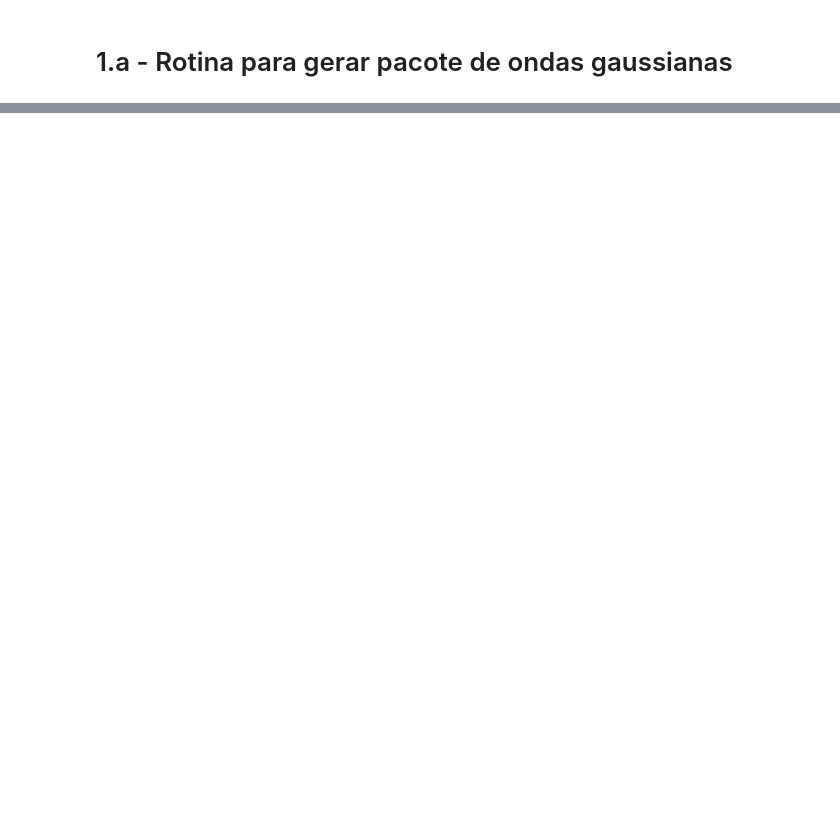
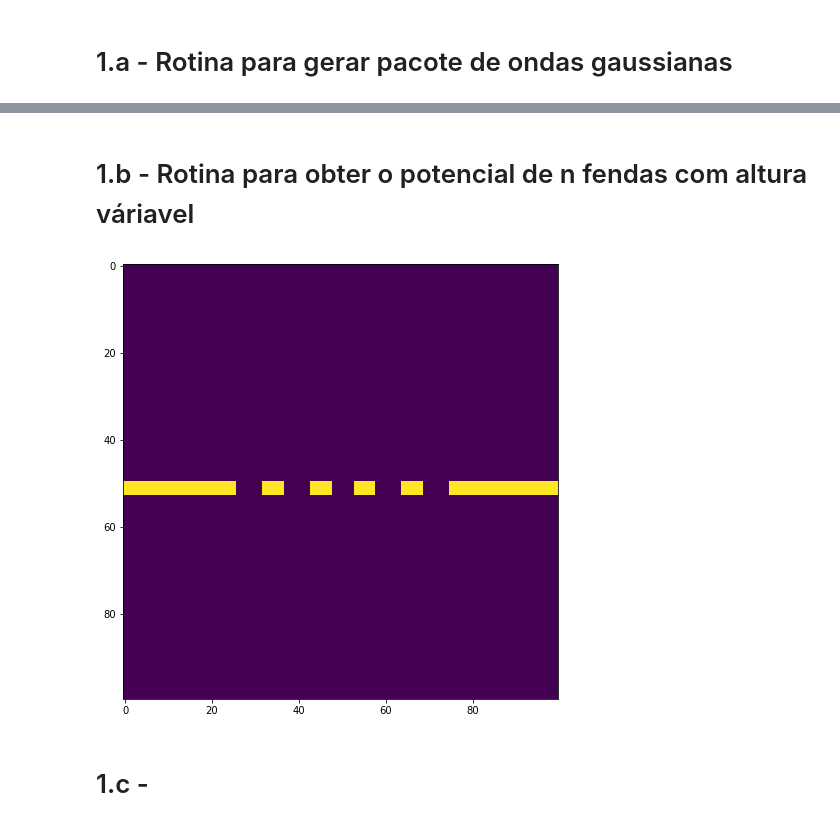
Before and after one commit to caua-veiga/Metodos-Computacionais-2022, a Jupyter notebook: TPC 2/Version 1.ipynb, the cells around one changed output, grey strips where cells are left out. Cells and saved outputs as stored; diff of their text form; code cells hidden in the pictures; blank space fills up the shorter version.

```diff
--- a/TPC 2/Version 1.ipynb
+++ b/TPC 2/Version 1.ipynb
@@ -31,0 +33,44 @@ plt.show()
+# %% [markdown]
+# 1.b - Rotina para obter o potencial de n fendas com altura váriavel
+# %%
+def barriers(N,n,a=1):
+    '''
+    N: Número de pontos do lado do grid (grid quadrado)
+    n: Número de barreiras
+    a: Altura barreiras
+    '''
+
+    #N = 41 # number of points xx
+    grid = np.zeros((N,N))
+    center_g = N//2
+    #n = 8 # number of barriers
+    n_ = n//2 # number of barriers for each side
+    for i in range(n_):
+        if i==0:
+            grid[center_g:center_g+(a+1),center_g-7*(i+1):center_g-2*(i+1)] = 1
+            grid[center_g:center_g+(a+1),center_g+3*(i+1):center_g+8*(i+1)] = 1
+        else:
+            if center_g-7-11*i >=11: # So that we stay inside the grid
+                grid[center_g:center_g+(a+1),center_g-7-11*i:center_g-2-11*i] = 1
+                grid[center_g:center_g+(a+1),center_g+3+11*i:center_g+8+11*i] = 1
+                left_bar = center_g-7-11*i
+                right_bar = center_g+8+11*i
+            else:
+                print('The number of barriers exceeds the grid size')
+                break
+
+
+    grid[center_g:center_g+(a+1),0:left_bar-6] = 1
+    grid[center_g:center_g+(a+1),right_bar+6:] = 1
+
+    return grid
+
+
+grid = barriers(100,4,2)
+plt.figure(figsize=(14,8))
+plt.imshow(grid)
+plt.show()
+# %% [output]
+[figure, added]
+# %% [markdown]
+# 1.c -
```
Also changed, not shown: parts of 3 cells of this notebook.
